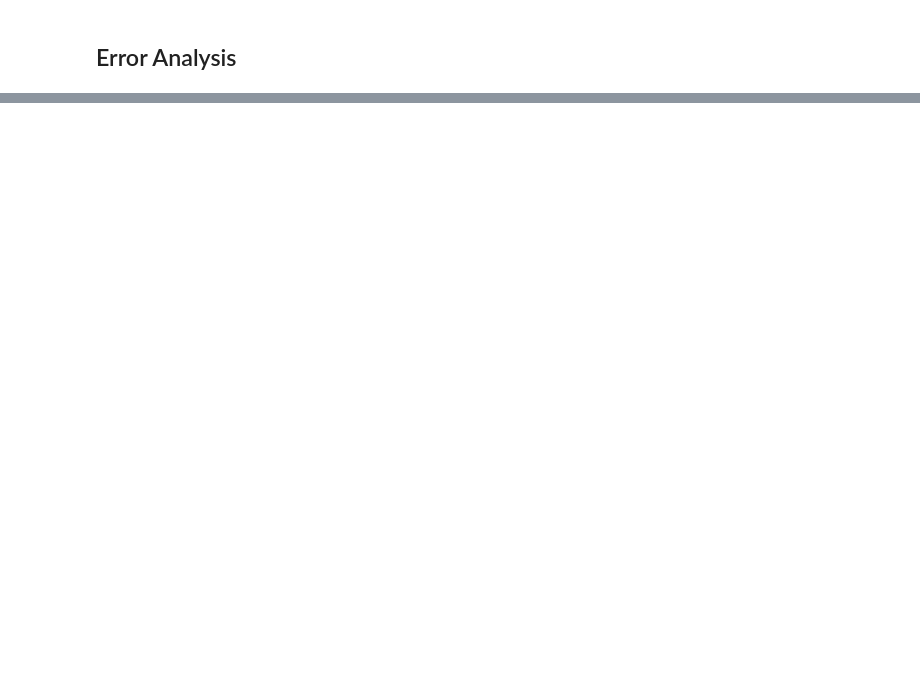
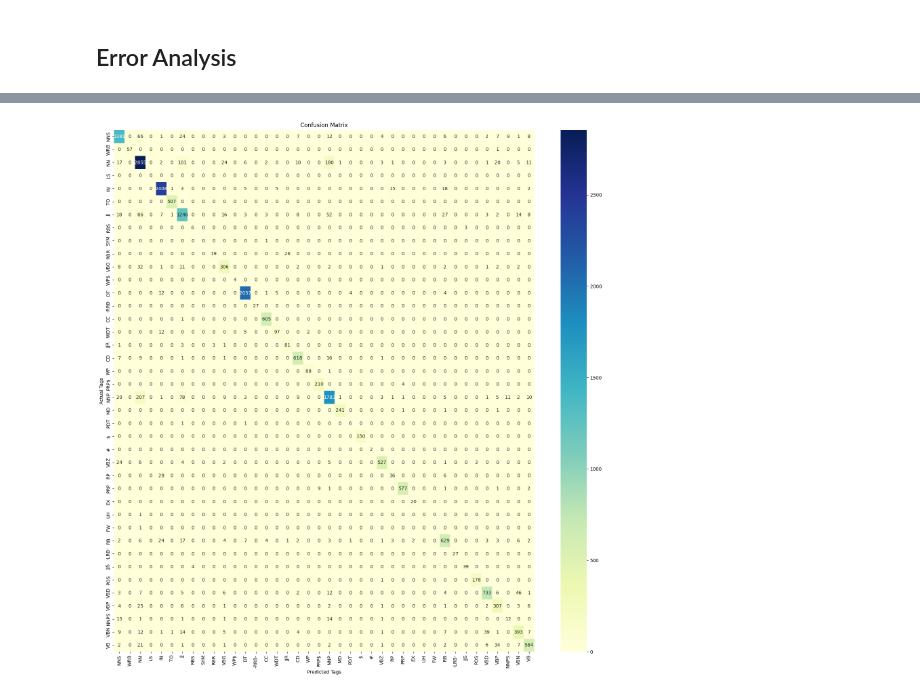
Before and after one commit to nalin0503/Assignment1NLP, a Jupyter notebook: Assignment1.ipynb, the cells around one changed output, grey strips where cells are left out. Drawn from its saved outputs; the diff is of its cells as text; code cells hidden in the pictures; blank space fills up the shorter version.

```diff
--- a/Assignment1.ipynb
+++ b/Assignment1.ipynb
@@ -435,0 +438,7 @@ punctuations_indices = [0,27,36,41,42,43]
+# %%
+punctuations_symbols = [' ','.',',',':','``',"''"]
+punctuations_indices = []
+for symbol in punctuations_symbols:
+    index = treebank_tag_to_index[symbol]
+    punctuations_indices.append(index)
+punctuations_indices
@@ -682,0 +791,15 @@ plt.show()
+# %%
+non_punctuations_tags = [tag for idx, tag in treebank_index_to_tag.items() if idx not in punctuations_indices]
+
+# Generate the confusion matrix
+cm = confusion_matrix(true_tags, predicted_tags, labels=non_punctuations_tags)
+
+# Plotting the confusion matrix
+plt.figure(figsize=(20, 20))
+sns.heatmap(cm, annot=True, fmt='d', cmap='YlGnBu', xticklabels=non_punctuations_tags, yticklabels=non_punctuations_tags)
+plt.ylabel('Actual Tags')
+plt.xlabel('Predicted Tags')
+plt.title('Confusion Matrix')
+plt.show()
+# %% [output]
+[figure, added]
```
Also changed, not shown: parts of 29 cells of this notebook.
